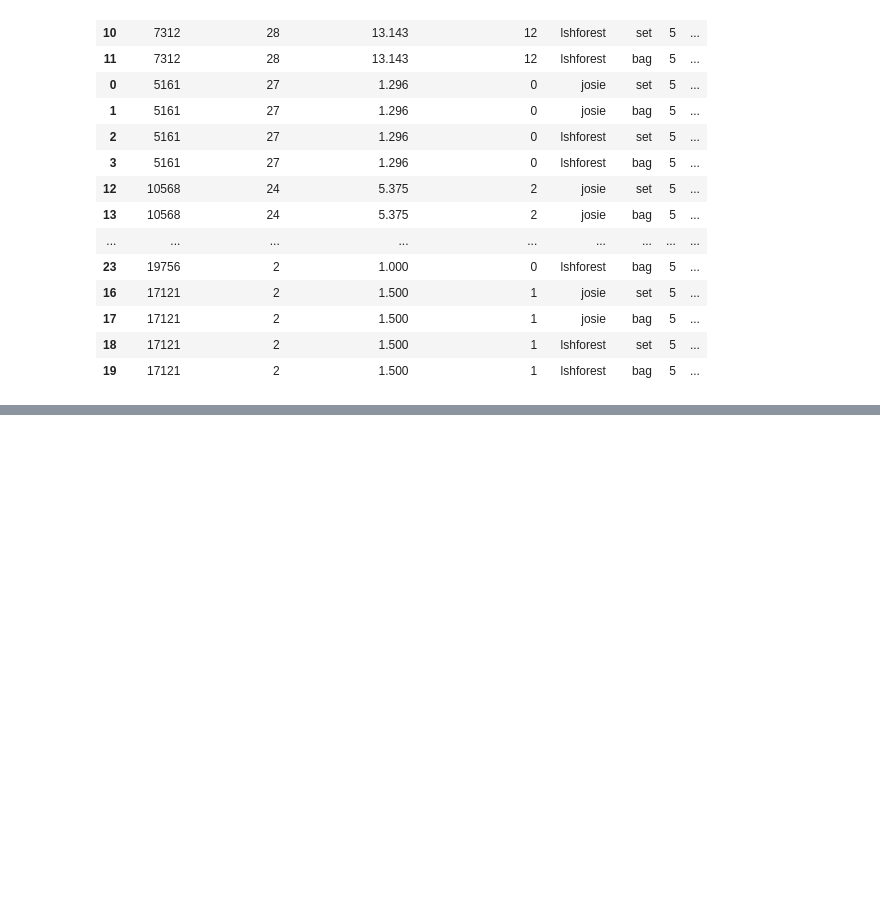
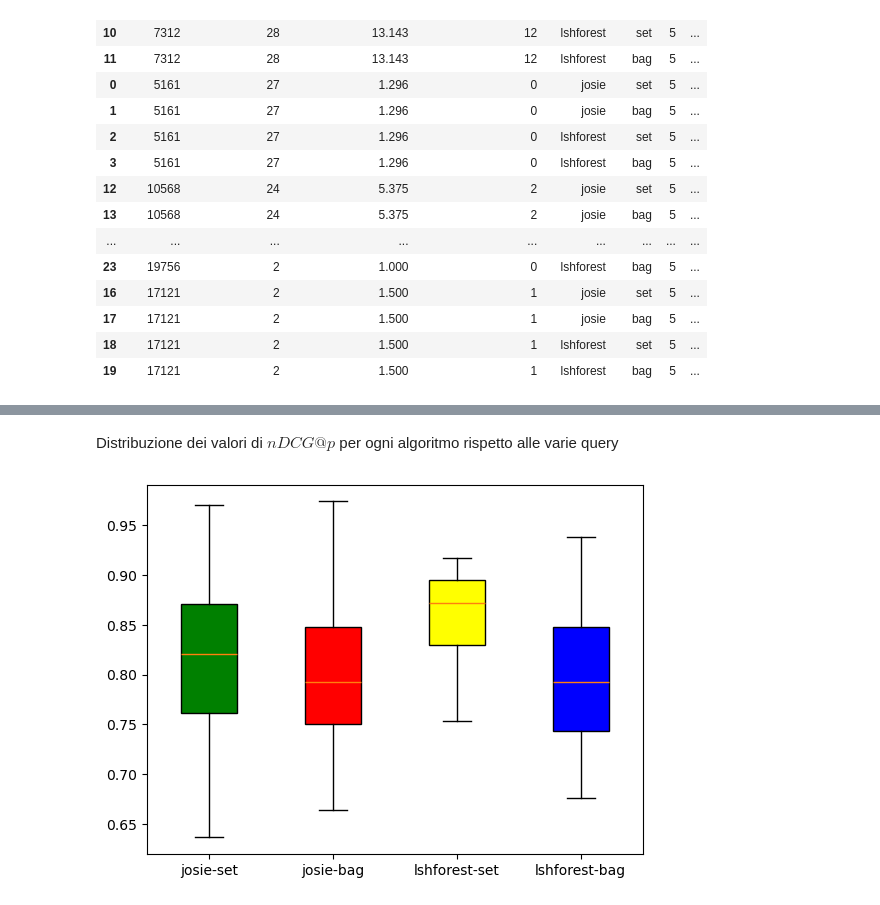
Before and after one commit to nanni00/datalake-table-finder, a Jupyter notebook: experiments/main/analysis.ipynb, the cells around one changed output, grey strips where cells are left out. Saved outputs shown, nothing was run; the diff lists cells and outputs as text; code cells hidden in the pictures; blank space fills up the shorter version.

```diff
--- a/experiments/main/analysis.ipynb
+++ b/experiments/main/analysis.ipynb
@@ -210,0 +209,3 @@ df.pivot(index=['query_id', 'silver_standard_size'], columns=['algorithm', 'mode
+# %%
+pivot = pivot[pivot.index.isin(range(10, 30), level=1)]
+pivot
@@ -210,0 +223,4 @@ df.pivot(index=['query_id', 'silver_standard_size'], columns=['algorithm', 'mode
+# %%
+missing_threshold = 1
+pivot = pivot[(pivot['missing_p'] <= missing_threshold).aggregate(all, axis=1)]
+pivot
@@ -210,0 +236,13 @@ df.pivot(index=['query_id', 'silver_standard_size'], columns=['algorithm', 'mode
+# %% [markdown]
+Distribuzione dei valori di $nDCG@p$ per ogni algoritmo rispetto alle varie query
+# %%
+bplot = plt.boxplot(pivot['ndcg_p'], meanline=True, patch_artist=True, labels=[f'{solver[0]}-{solver[1]}' for solver in solvers])
+
+colors = ['green', 'red', 'yellow', 'blue']
+
+for patch, color in zip(bplot['boxes'], colors):
+    patch.set_facecolor(color)
+
+plt.show()
+# %% [output]
+[figure, added]
```
Also changed, not shown: parts of 15 cells of this notebook, 12 other files.
